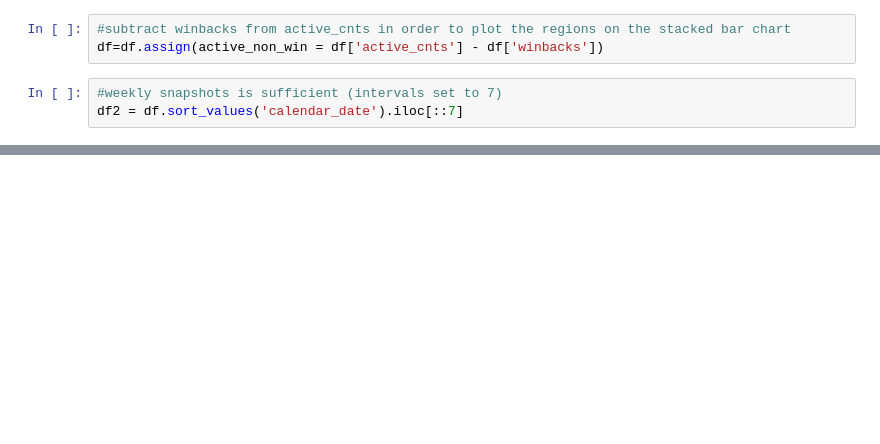
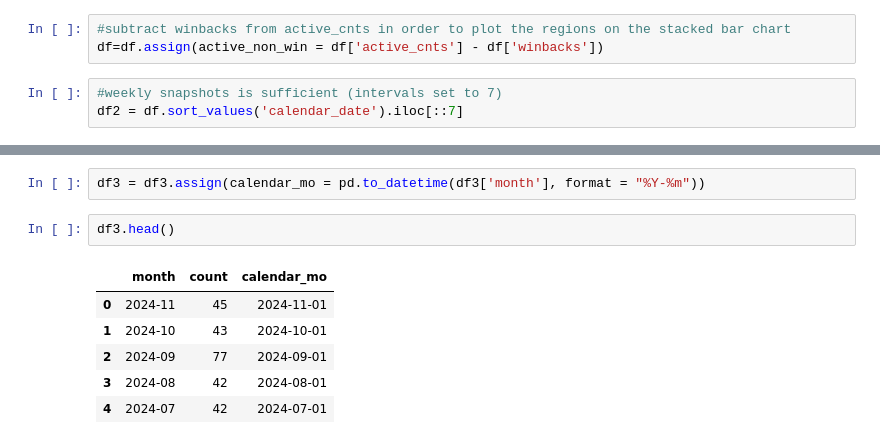
Before and after one commit to calleja/greeneHill, a Jupyter notebook: membership_graphics.ipynb, the cells around one changed output, grey strips where cells are left out. Drawn from its saved outputs; the diff is of its cells as text; blank space fills up the shorter version.

```diff
--- a/membership_graphics.ipynb
+++ b/membership_graphics.ipynb
@@ -130,0 +166,11 @@ plt.show()
+# %%
+df3 = df3.assign(calendar_mo = pd.to_datetime(df3['month'], format = "%Y-%m"))
+# %%
+df3.head()
+# %% [output]
+|  | month | count | calendar_mo |
+| 0 | 2024-11 | 45 | 2024-11-01 |
+| 1 | 2024-10 | 43 | 2024-10-01 |
+| 2 | 2024-09 | 77 | 2024-09-01 |
+| 3 | 2024-08 | 42 | 2024-08-01 |
+| 4 | 2024-07 | 42 | 2024-07-01 |
```
Also changed, not shown: parts of 13 cells of this notebook, 3 other files.
